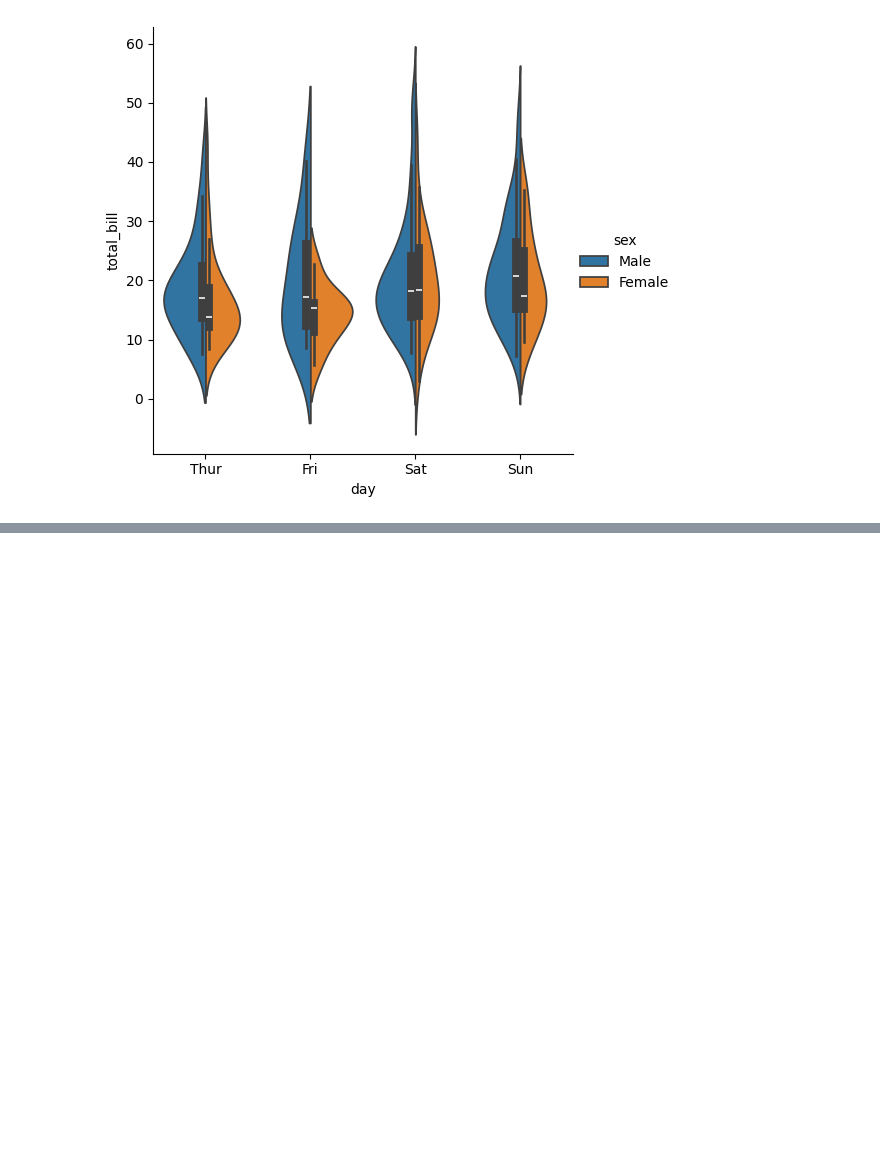
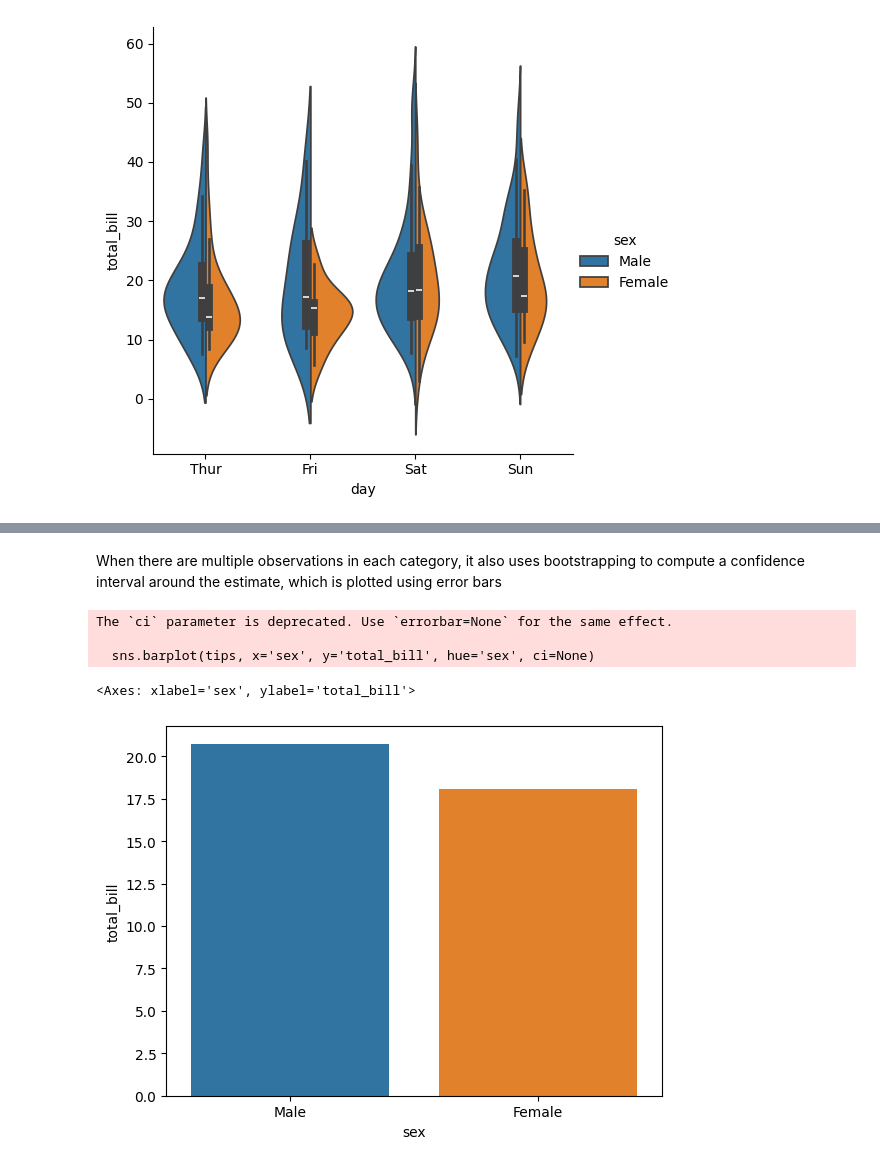
Before and after one commit to Muhammad-Waleed-Source/Chat-Room, a Jupyter notebook: Seaborn_2.ipynb, the cells around one changed output, grey strips where cells are left out. Drawn from its saved outputs; the diff is of its cells as text; code cells hidden in the pictures; blank space fills up the shorter version.

```diff
--- a/Seaborn_2.ipynb
+++ b/Seaborn_2.ipynb
@@ -150,0 +164,12 @@ sns.catplot(tips, x='day', y='total_bill', hue='sex', kind='violin', split=True)
+# %% [markdown]
+When there are multiple observations in each category, it also uses bootstrapping to compute a confidence interval around the estimate, which is plotted using error bars
+# %%
+# To remove error bar
+
+sns.barplot(tips, x='sex', y='total_bill', hue='sex', ci=None)
+# %% [output]
+The `ci` parameter is deprecated. Use `errorbar=None` for the same effect.
+
+  sns.barplot(tips, x='sex', y='total_bill', hue='sex', ci=None)
+<Axes: xlabel='sex', ylabel='total_bill'>
+[figure, added]
```
Also changed, not shown: parts of 15 cells of this notebook.
